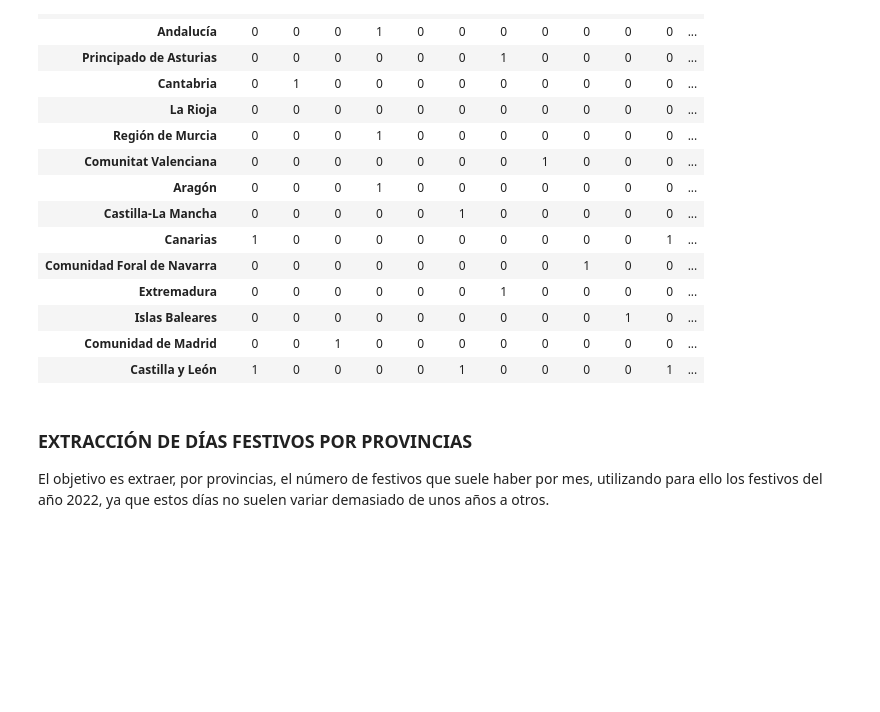
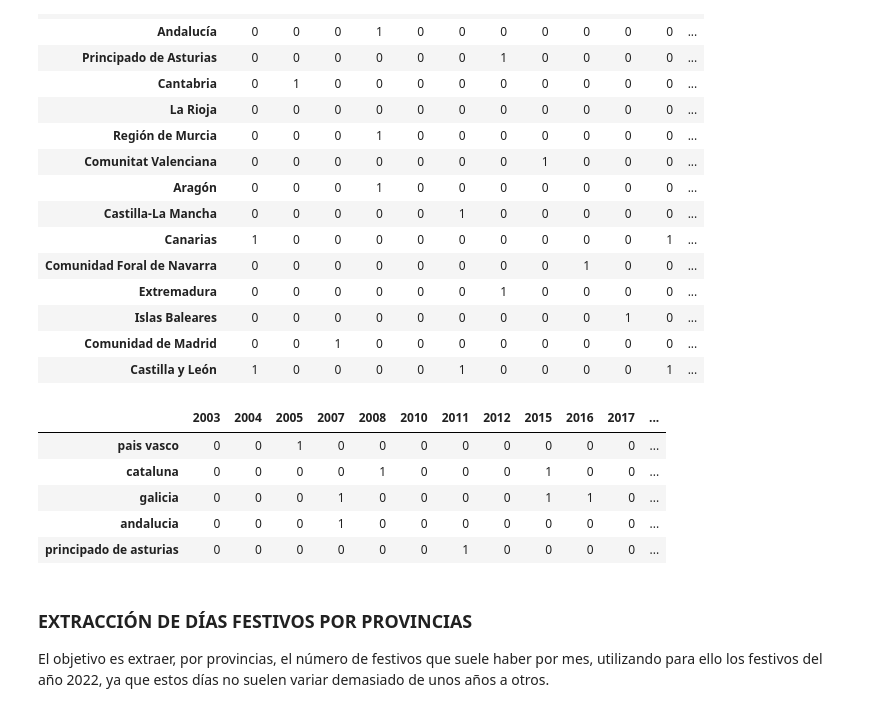
Before and after one commit to NoeRoson/Final_project, a Jupyter notebook: code/web_scraping.ipynb, the cells around one changed output. Cells and saved outputs as stored; diff of their text form; code cells hidden in the pictures; blank space fills up the shorter version.

```diff
--- a/code/web_scraping.ipynb
+++ b/code/web_scraping.ipynb
@@ -204,6 +206,9 @@ normativas
 | Islas Baleares | 0 | 0 | 0 | 0 | 0 | 0 | 0 | 0 | 0 | 1 | 0 | ... |
 | Comunidad de Madrid | 0 | 0 | 1 | 0 | 0 | 0 | 0 | 0 | 0 | 0 | 0 | ... |
 | Castilla y León | 1 | 0 | 0 | 0 | 0 | 1 | 0 | 0 | 0 | 0 | 1 | ... |
+# %%
+from suport import format_col
+normativas.index = format_col(normativas.index)
 # %%
 # Guardamos el archivo para su posterior análisis:
 
@@ -211,3 +216,12 @@ normativas.to_csv('../data/normativas.csv', index=True)
+# %%
+normativas.head()
+# %% [output]
+|  | 2003 | 2004 | 2005 | 2007 | 2008 | 2010 | 2011 | 2012 | 2015 | 2016 | 2017 | ... |
+| pais vasco | 0 | 0 | 1 | 0 | 0 | 0 | 0 | 0 | 0 | 0 | 0 | ... |
+| cataluna | 0 | 0 | 0 | 0 | 1 | 0 | 0 | 0 | 1 | 0 | 0 | ... |
+| galicia | 0 | 0 | 0 | 1 | 0 | 0 | 0 | 0 | 1 | 1 | 0 | ... |
+| andalucia | 0 | 0 | 0 | 1 | 0 | 0 | 0 | 0 | 0 | 0 | 0 | ... |
+| principado de asturias | 0 | 0 | 0 | 0 | 0 | 0 | 1 | 0 | 0 | 0 | 0 | ... |
 # %% [markdown]
 ### EXTRACCIÓN DE DÍAS FESTIVOS POR PROVINCIAS
 
```
Also changed, not shown: parts of 7 cells of this notebook, 7 other files.
